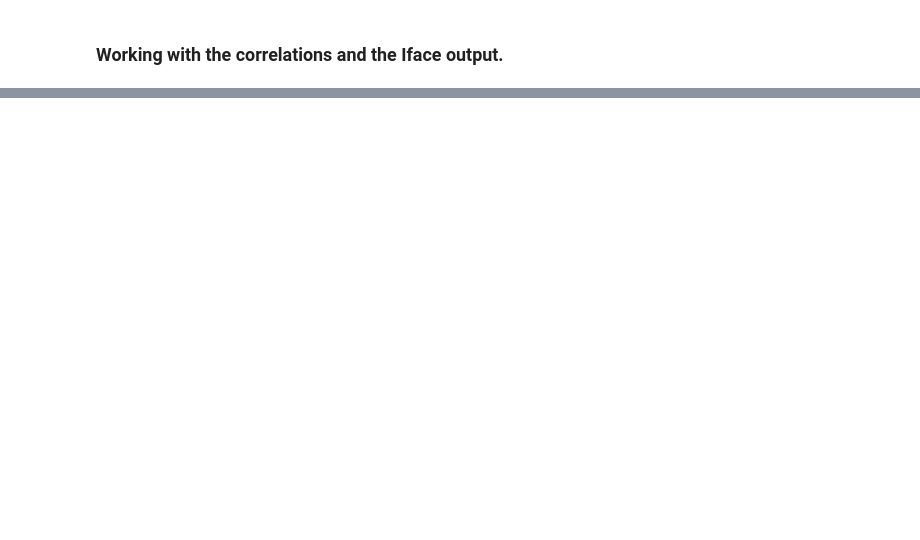
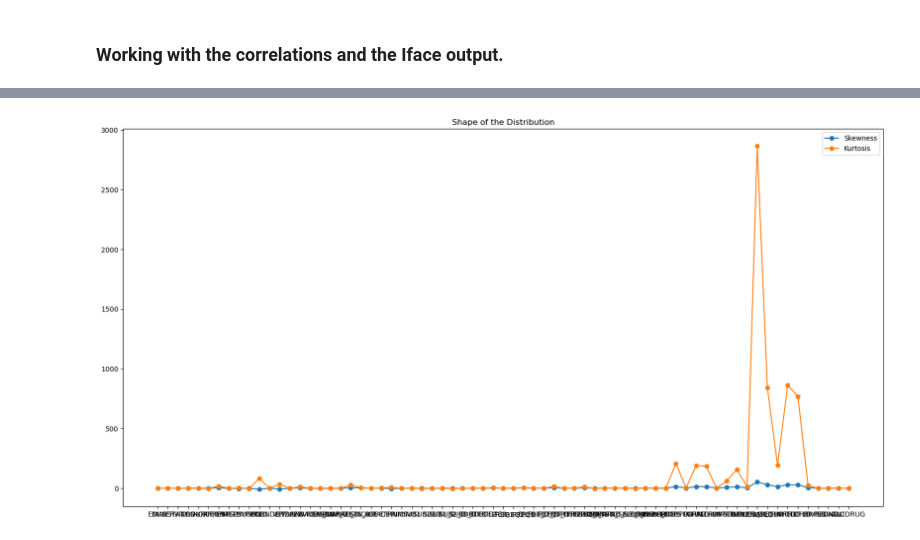
Before and after one commit to MWatkins87/House_of_Hope, a Jupyter notebook: beau.ipynb, the cells around one changed output, grey strips where cells are left out. Saved outputs shown, nothing was run; the diff lists cells and outputs as text; code cells hidden in the pictures; blank space fills up the shorter version.

```diff
--- a/beau.ipynb
+++ b/beau.ipynb
@@ -757,0 +500,7 @@ elif reason2 == "METHUSE":
+# %%
+# Shape of the Distribution
+skewness = data.skew()
+kurtosis = data.kurt()
+
+print(f"\nSkewness: {skewness}")
+print(f"Kurtosis: {kurtosis}")
@@ -757,0 +525,10 @@ elif reason2 == "METHUSE":
+# %%
+# Visualize Shape of the Distribution
+plt.figure(figsize=(20, 10))
+plt.plot(skewness, label="Skewness", marker="o")
+plt.plot(kurtosis, label="Kurtosis", marker="o")
+plt.title("Shape of the Distribution")
+plt.legend()
+plt.show()
+# %% [output]
+[figure, added]
```
Also changed, not shown: parts of 60 cells of this notebook.
